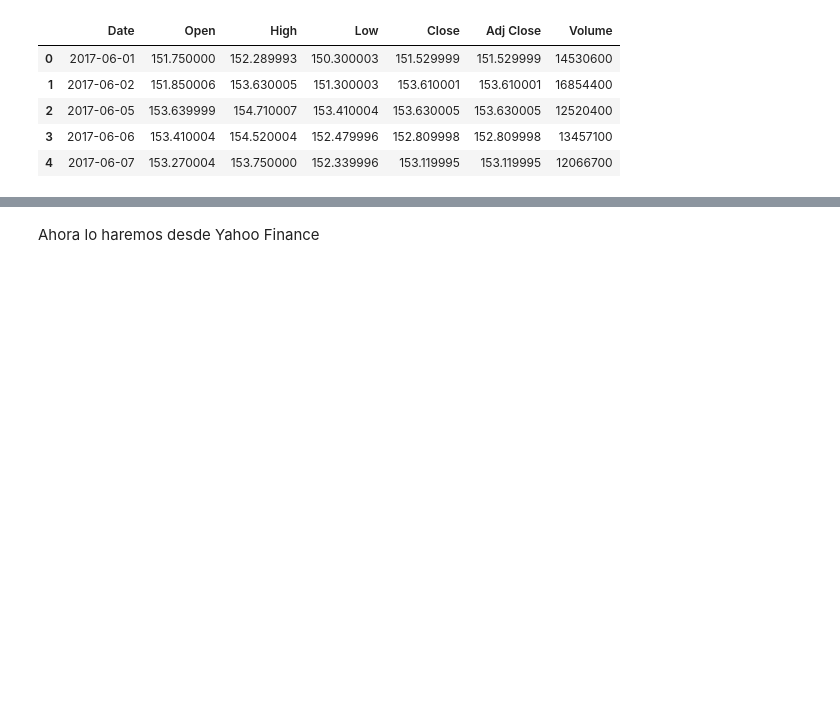
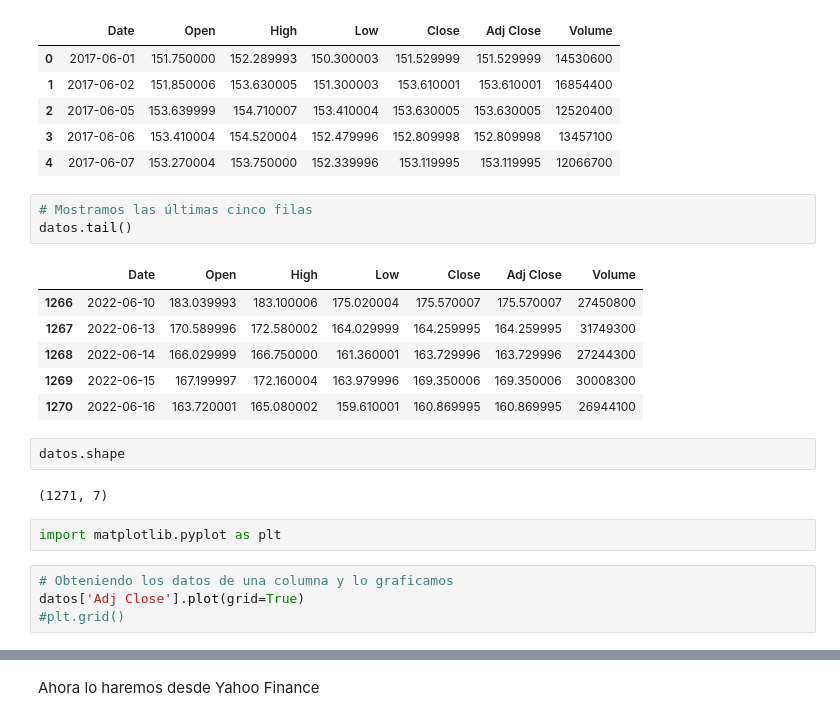
Before and after one commit to ArellanoMCarlos/SimMat_O2023, a Jupyter notebook: Montecarlo/Simulación de escenarios futuros.ipynb, the cells around one changed output, grey strips where cells are left out. Drawn from its saved outputs; the diff is of its cells as text; blank space fills up the shorter version.

```diff
--- a/Montecarlo/Simulación de escenarios futuros.ipynb
+++ b/Montecarlo/Simulación de escenarios futuros.ipynb
@@ -69,3 +70,23 @@ datos.head()
 | 2 | 2017-06-05 | 153.639999 | 154.710007 | 153.410004 | 153.630005 | 153.630005 | 12520400 |
 | 3 | 2017-06-06 | 153.410004 | 154.520004 | 152.479996 | 152.809998 | 152.809998 | 13457100 |
 | 4 | 2017-06-07 | 153.270004 | 153.750000 | 152.339996 | 153.119995 | 153.119995 | 12066700 |
+# %%
+# Mostramos las últimas cinco filas
+datos.tail()
+# %% [output]
+|  | Date | Open | High | Low | Close | Adj Close | Volume |
+| 1266 | 2022-06-10 | 183.039993 | 183.100006 | 175.020004 | 175.570007 | 175.570007 | 27450800 |
+| 1267 | 2022-06-13 | 170.589996 | 172.580002 | 164.029999 | 164.259995 | 164.259995 | 31749300 |
+| 1268 | 2022-06-14 | 166.029999 | 166.750000 | 161.360001 | 163.729996 | 163.729996 | 27244300 |
+| 1269 | 2022-06-15 | 167.199997 | 172.160004 | 163.979996 | 169.350006 | 169.350006 | 30008300 |
+| 1270 | 2022-06-16 | 163.720001 | 165.080002 | 159.610001 | 160.869995 | 160.869995 | 26944100 |
+# %%
+datos.shape
+# %% [output]
+(1271, 7)
+# %%
+import matplotlib.pyplot as plt
+# %%
+# Obteniendo los datos de una columna y lo graficamos
+datos['Adj Close'].plot(grid=True)
+#plt.grid()
```
Also changed, not shown: parts of 25 cells of this notebook.
